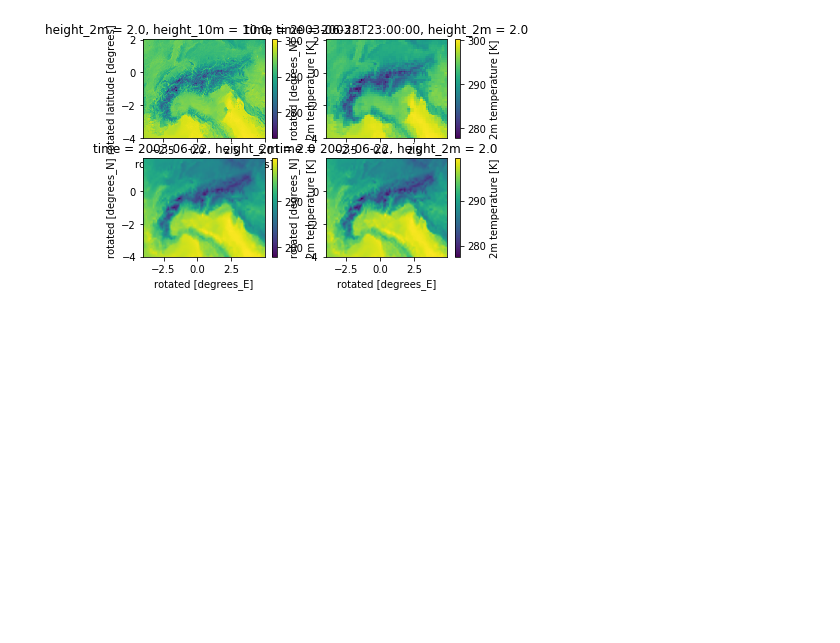
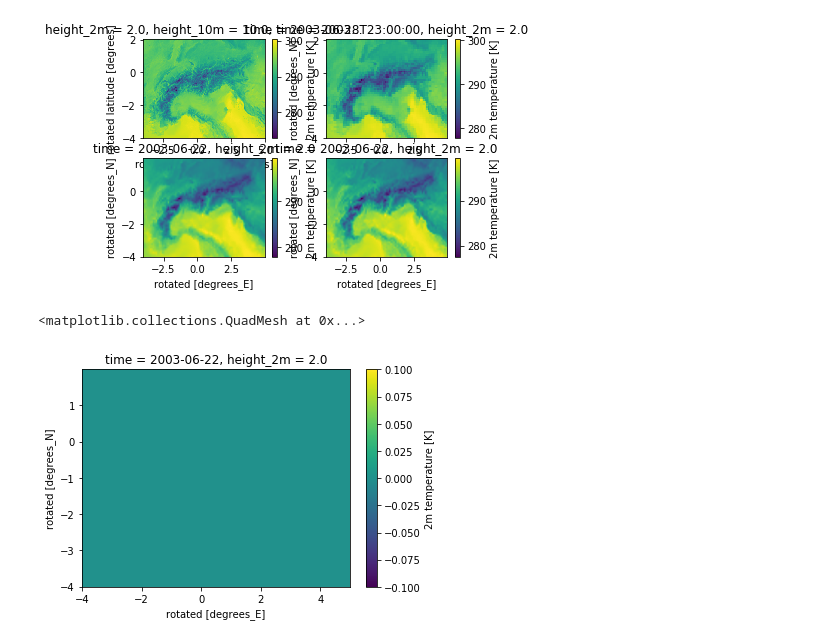
Before and after one commit to LeoMicollet/Downscaling_CM, a Jupyter notebook: dev/Baselines.ipynb, the cells around one changed output. Drawn from its saved outputs; the diff is of its cells as text; code cells hidden in the pictures; blank space fills up the shorter version.

```diff
--- a/dev/Baselines.ipynb
+++ b/dev/Baselines.ipynb
@@ -125,3 +161,9 @@ xplt.plot(CUB_T, ax=axes[1, 1])
 plt.draw()
 # %% [output]
 [figure]
+# %%
+test = xr.open_dataset("bilin_test.nc")
+test.T_2M.sel(rlon=slice(*lon_bnd), rlat=slice(*lat_bnd)).isel(time=0).plot()
+# %% [output]
+<matplotlib.collections.QuadMesh at 0x...>
+[figure, added]
```
Also changed, not shown: parts of 9 cells of this notebook, 2 other files.
